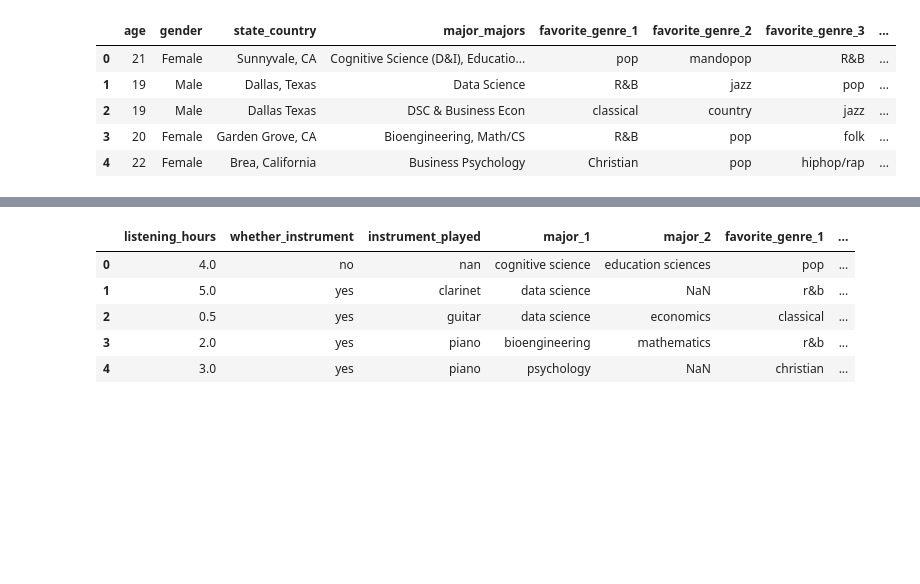
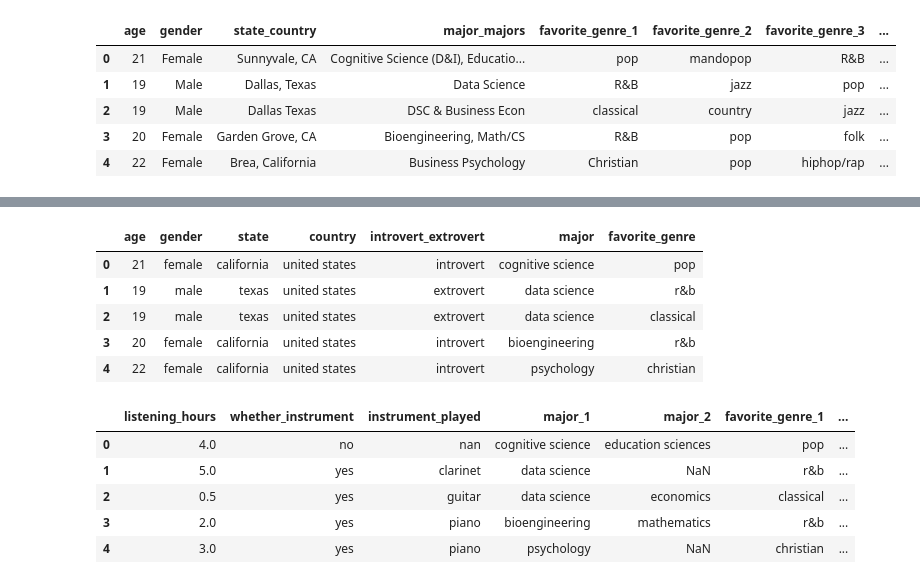
Before and after one commit to ninaahong/COGS108, a Jupyter notebook: EDACheckpoint_Group041_WI24.ipynb, the cells around one changed output, grey strips where cells are left out. Saved outputs shown, nothing was run; the diff lists cells and outputs as text; code cells hidden in the pictures; blank space fills up the shorter version.

```diff
--- a/EDACheckpoint_Group041_WI24.ipynb
+++ b/EDACheckpoint_Group041_WI24.ipynb
@@ -368,3 +364,21 @@ music_major_pref.head()
+# %%
+music_major_pref1= music_major.reindex(columns=['age', 'gender', 'state','country','introvert_extrovert','major','favorite_genre_1'])
+music_major_pref2= music_major.reindex(columns=['age', 'gender', 'state','country','introvert_extrovert','major','favorite_genre_2'])
+music_major_pref2= music_major_pref2.rename(columns={'favorite_genre_2':'favorite_genre_1'})
+music_major_pref3= music_major.reindex(columns=['age', 'gender', 'state','country','introvert_extrovert','major','favorite_genre_3'])
+music_major_pref3 = music_major_pref3.rename(columns={'favorite_genre_3':'favorite_genre_1'})
+
+music_major_genre=pd.concat([music_major_pref1,music_major_pref2, music_major_pref3], ignore_index=True, axis=0)
+music_major_genre= music_major_genre.rename(columns={'favorite_genre_1':'favorite_genre'})
+
+music_major_genre.head()
+# %% [output]
+|  | age | gender | state | country | introvert_extrovert | major | favorite_genre |
+| 0 | 21 | female | california | united states | introvert | cognitive science | pop |
+| 1 | 19 | male | texas | united states | extrovert | data science | r&b |
+| 2 | 19 | male | texas | united states | extrovert | data science | classical |
+| 3 | 20 | female | california | united states | introvert | bioengineering | r&b |
+| 4 | 22 | female | california | united states | introvert | psychology | christian |
 # %%
 music_major_or=survey.reindex(columns=['listening_hours','whether_instrument','instrument_played','major_1', 'major_2','favorite_genre_1','favorite_genre_2','favorite_genre_3'])
 # %%
```
Also changed, not shown: parts of 7 cells of this notebook.
